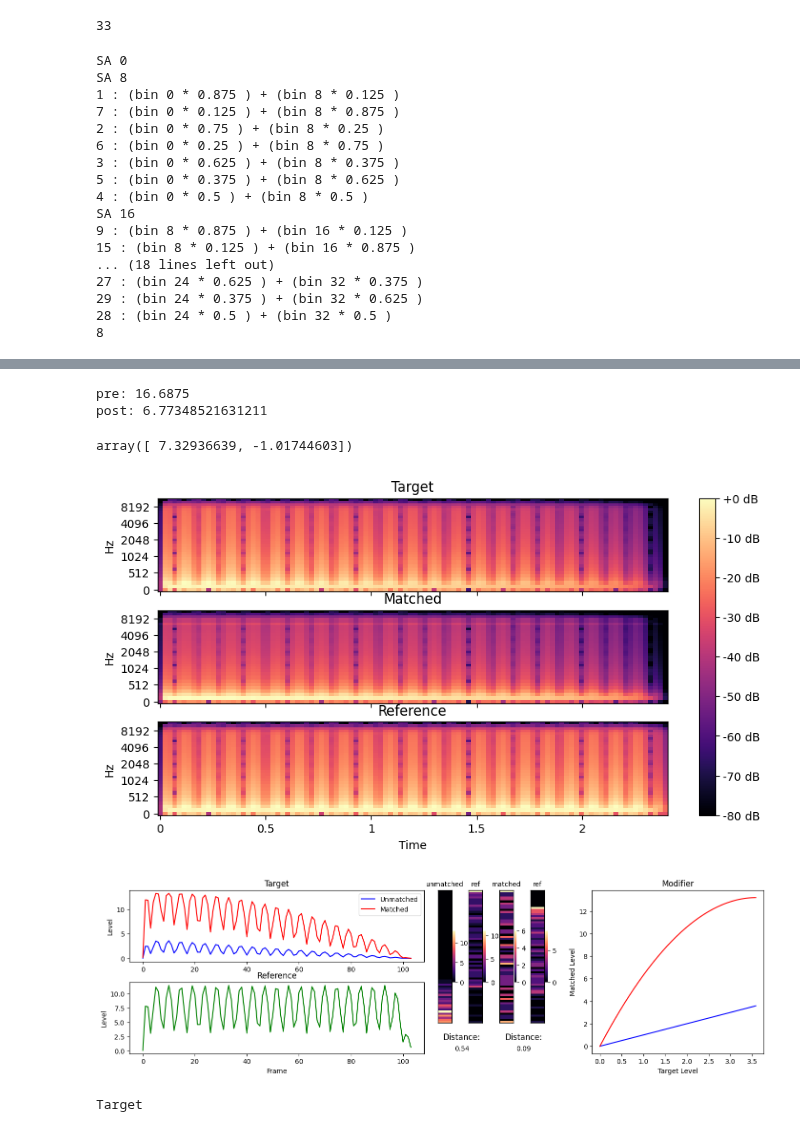
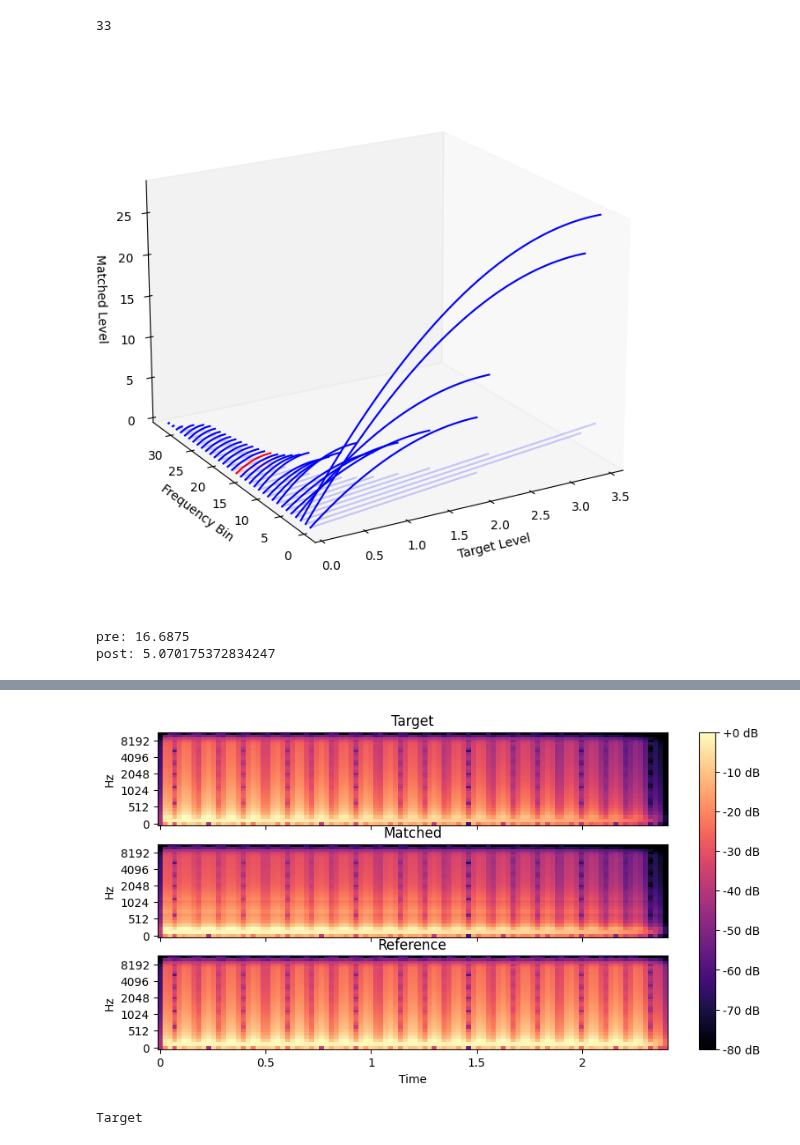
Before and after one commit to Mrozinskikj/MSci-Project, a Jupyter notebook: Matching.ipynb, the cells around one changed output, grey strips where cells are left out. Saved outputs shown, nothing was run; the diff lists cells and outputs as text; code cells hidden in the pictures.

Commit message:
centre propagation matching

```diff
--- a/Matching.ipynb
+++ b/Matching.ipynb
@@ -439,4 +444,44 @@ def findMatching(tAudio,rAudio,dynamicBins,order,searchSize,jump,plot=False,plot
     return coeffs
+# %%
+def findMatchingCentre(tAudio,rAudio,dynamicBins,order,searchSize,plot=False,plotRange=None):
+    bins = len(tAudio["STFT"])
+
+    coeffs = np.zeros((bins,order))
+    maxes = np.zeros(bins)
+    optimisation = [None] * bins
+
+    # Centre S.A
+    i=math.floor(bins/2)
+    tSlice = tAudio["STFT"][i,:]
+    rSlice = rAudio["STFT"][i,:]
+    coeffs[i]=findMin(tSlice,rSlice,dynamicBins,order,searchSize)
+    maxes[i]=max(np.abs(tSlice))
+    optimisation[i]="SA"
+
+    # Propagate down
+    while(i>0):
+        i-=1
+        tSlice = tAudio["STFT"][i,:]
+        rSlice = rAudio["STFT"][i,:]
+        initial = coeffs[i+1]
+        coeffs[i]=powell(tSlice,rSlice,initial,dynamicBins,order,searchSize)
+        maxes[i]=max(np.abs(tSlice))
+        optimisation[i]="Powell"
+
+    # Propagate up
+    i=math.floor(bins/2)
+    while(i<bins-1):
+        i+=1
+        tSlice = tAudio["STFT"][i,:]
+        rSlice = rAudio["STFT"][i,:]
+        initial = coeffs[i-1]
+        coeffs[i]=powell(tSlice,rSlice,initial,dynamicBins,order,searchSize)
+        maxes[i]=max(np.abs(tSlice))
+        optimisation[i]="Powell"
+
+    if(plot):
+        plotModifiers(coeffs,maxes,optimisation,plotRange)
+    return coeffs
 # %%
 def match(tAudio,coeffs):
     mAudio = copy.deepcopy(tAudio)
@@ -483,7 +528,8 @@ tAudio, rAudio = importAudio(target="tonequiet.wav",reference="toneloud.wav", ou
 #tAudio, rAudio = importAudio(target="audio_mono.wav",reference="audo3_mono.wav", output=False)
 
 
-coeffs = findMatching(tAudio,rAudio,dynamicBins=64,order=2,searchSize=100,jump=8,plot=True,plotRange=(0,33))
+#coeffs = findMatching(tAudio,rAudio,dynamicBins=64,order=2,searchSize=100,jump=8,plot=True,plotRange=(0,33))
+coeffs = findMatchingCentre(tAudio,rAudio,dynamicBins=64,order=2,searchSize=100,plot=True,plotRange=(0,33))
 mAudio = match(tAudio,coeffs)
 totalDistance(tAudio,mAudio,rAudio,64)
 plotSpectrogram(tAudio, mAudio, rAudio)
@@ -514,20 +560,6 @@ plotSpectrogram(tAudio, mAudio, rAudio)
 
 #exportAudio(tAudio, mAudio, rAudio)
 # %% [output]
+[figure, new version]
-SA 0
-SA 8
-1 : (bin 0 * 0.875 ) + (bin 8 * 0.125 )
-7 : (bin 0 * 0.125 ) + (bin 8 * 0.875 )
-2 : (bin 0 * 0.75 ) + (bin 8 * 0.25 )
-6 : (bin 0 * 0.25 ) + (bin 8 * 0.75 )
-3 : (bin 0 * 0.625 ) + (bin 8 * 0.375 )
-5 : (bin 0 * 0.375 ) + (bin 8 * 0.625 )
-4 : (bin 0 * 0.5 ) + (bin 8 * 0.5 )
-SA 16
-9 : (bin 8 * 0.875 ) + (bin 16 * 0.125 )
-15 : (bin 8 * 0.125 ) + (bin 16 * 0.875 )
-... (18 lines left out)
-27 : (bin 24 * 0.625 ) + (bin 32 * 0.375 )
-29 : (bin 24 * 0.375 ) + (bin 32 * 0.625 )
-28 : (bin 24 * 0.5 ) + (bin 32 * 0.5 )
-8
+pre: 16.6875
+post: 5.070175372834247
@@ -535,8 +566,4 @@ SA 16
-pre: 16.6875
-post: 6.77348521631211
-array([ 7.32936639, -1.01744603])
-[figure, old version]
+[figure, new version]
-[figure, removed]
 # %%
 exportAudio(tAudio, mAudio, rAudio)
 # %% [output]
```
Also changed, not shown: parts of 3 cells of this notebook.
